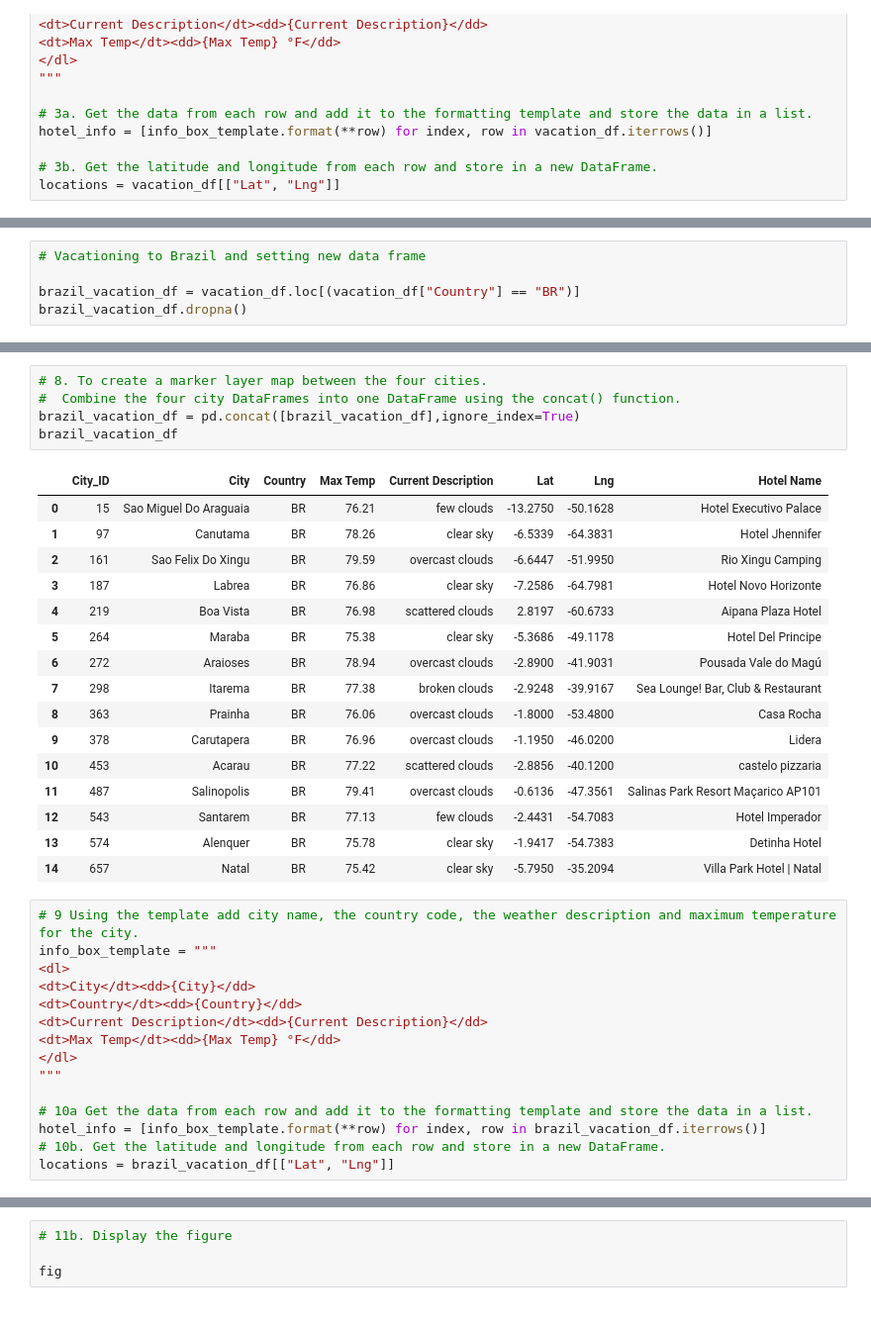
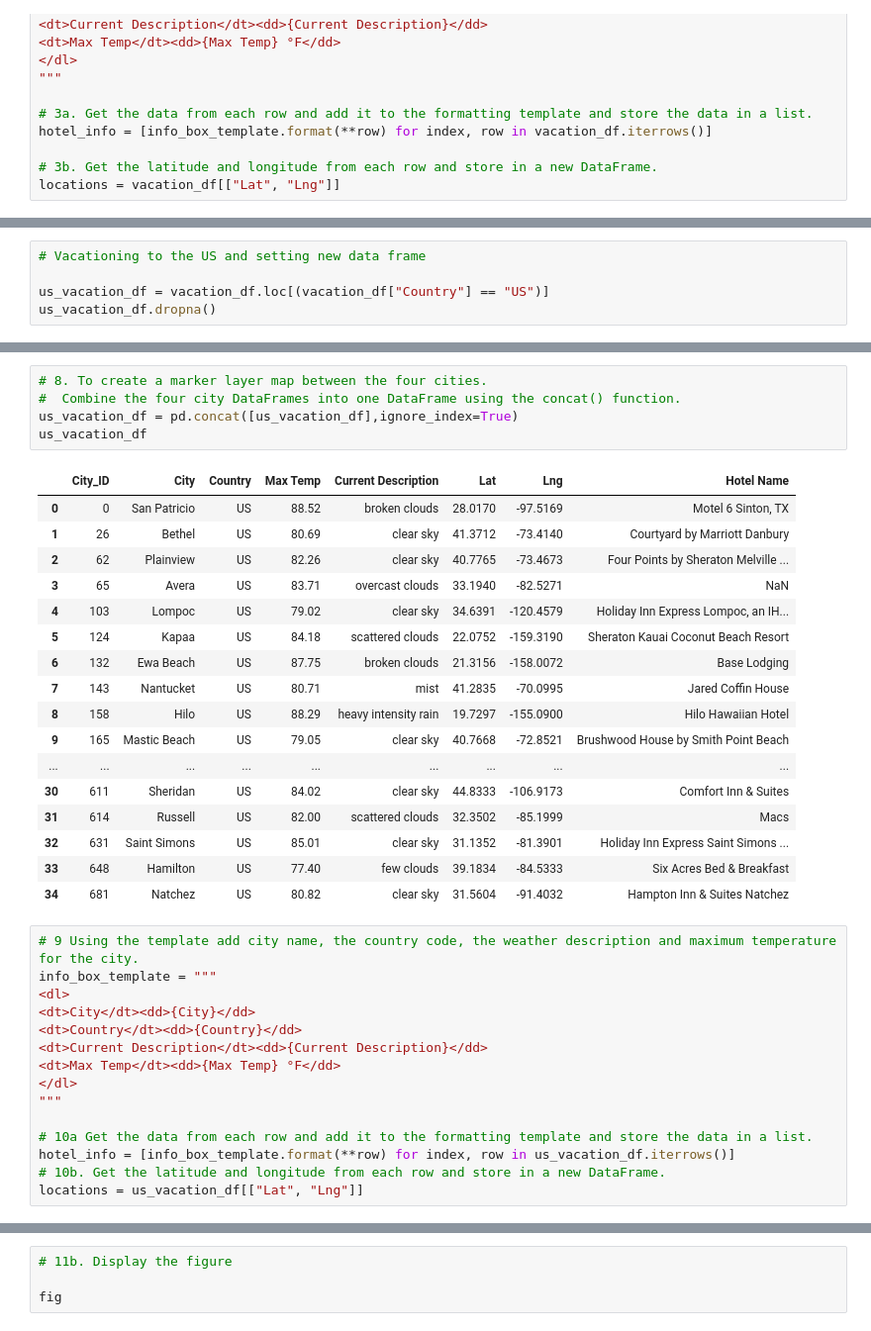
Before and after one commit to ChristinaMarvel1/World_Weather_Analysis, a Jupyter notebook: Vacation_Itinerary.ipynb, the cells around one changed output, grey strips where cells are left out. Shown at 99% size. Saved outputs shown, nothing was run; the diff lists cells and outputs as text.

```diff
--- a/Vacation_Itinerary.ipynb
+++ b/Vacation_Itinerary.ipynb
@@ -53,9 +53,9 @@ fig
 # %% [output]
 [interactive output not drawn]
 # %%
-# Vacationing to Brazil and setting new data frame
+# Vacationing to the US and setting new data frame
 
-brazil_vacation_df = vacation_df.loc[(vacation_df["Country"] == "BR")]
-brazil_vacation_df.dropna()
+us_vacation_df = vacation_df.loc[(vacation_df["Country"] == "US")]
+us_vacation_df.dropna()
 # %% [output]
 |  | City_ID | City | Country | Max Temp | Current Description | Lat | Lng | Hotel Name |
@@ -183,25 +187,26 @@ fig
 # %%
 # 8. To create a marker layer map between the four cities.
 #  Combine the four city DataFrames into one DataFrame using the concat() function.
-brazil_vacation_df = pd.concat([brazil_vacation_df],ignore_index=True)
-brazil_vacation_df
+us_vacation_df = pd.concat([us_vacation_df],ignore_index=True)
+us_vacation_df
 # %% [output]
 |  | City_ID | City | Country | Max Temp | Current Description | Lat | Lng | Hotel Name |
-| 0 | 15 | Sao Miguel Do Araguaia | BR | 76.21 | few clouds | -13.2750 | -50.1628 | Hotel Executivo Palace |
-| 1 | 97 | Canutama | BR | 78.26 | clear sky | -6.5339 | -64.3831 | Hotel Jhennifer |
-| 2 | 161 | Sao Felix Do Xingu | BR | 79.59 | overcast clouds | -6.6447 | -51.9950 | Rio Xingu Camping |
-| 3 | 187 | Labrea | BR | 76.86 | clear sky | -7.2586 | -64.7981 | Hotel Novo Horizonte |
-| 4 | 219 | Boa Vista | BR | 76.98 | scattered clouds | 2.8197 | -60.6733 | Aipana Plaza Hotel |
-| 5 | 264 | Maraba | BR | 75.38 | clear sky | -5.3686 | -49.1178 | Hotel Del Principe |
-| 6 | 272 | Araioses | BR | 78.94 | overcast clouds | -2.8900 | -41.9031 | Pousada Vale do Magú |
-| 7 | 298 | Itarema | BR | 77.38 | broken clouds | -2.9248 | -39.9167 | Sea Lounge! Bar, Club & Restaurant |
-| 8 | 363 | Prainha | BR | 76.06 | overcast clouds | -1.8000 | -53.4800 | Casa Rocha |
-| 9 | 378 | Carutapera | BR | 76.96 | overcast clouds | -1.1950 | -46.0200 | Lidera |
-| 10 | 453 | Acarau | BR | 77.22 | scattered clouds | -2.8856 | -40.1200 | castelo pizzaria |
-| 11 | 487 | Salinopolis | BR | 79.41 | overcast clouds | -0.6136 | -47.3561 | Salinas Park Resort Maçarico AP101 |
-| 12 | 543 | Santarem | BR | 77.13 | few clouds | -2.4431 | -54.7083 | Hotel Imperador |
-| 13 | 574 | Alenquer | BR | 75.78 | clear sky | -1.9417 | -54.7383 | Detinha Hotel |
-| 14 | 657 | Natal | BR | 75.42 | clear sky | -5.7950 | -35.2094 | Villa Park Hotel | Natal |
+| 0 | 0 | San Patricio | US | 88.52 | broken clouds | 28.0170 | -97.5169 | Motel 6 Sinton, TX |
+| 1 | 26 | Bethel | US | 80.69 | clear sky | 41.3712 | -73.4140 | Courtyard by Marriott Danbury |
+| 2 | 62 | Plainview | US | 82.26 | clear sky | 40.7765 | -73.4673 | Four Points by Sheraton Melville ... |
+| 3 | 65 | Avera | US | 83.71 | overcast clouds | 33.1940 | -82.5271 | NaN |
+| 4 | 103 | Lompoc | US | 79.02 | clear sky | 34.6391 | -120.4579 | Holiday Inn Express Lompoc, an IH... |
+| 5 | 124 | Kapaa | US | 84.18 | scattered clouds | 22.0752 | -159.3190 | Sheraton Kauai Coconut Beach Resort |
+| 6 | 132 | Ewa Beach | US | 87.75 | broken clouds | 21.3156 | -158.0072 | Base Lodging |
+| 7 | 143 | Nantucket | US | 80.71 | mist | 41.2835 | -70.0995 | Jared Coffin House |
+| 8 | 158 | Hilo | US | 88.29 | heavy intensity rain | 19.7297 | -155.0900 | Hilo Hawaiian Hotel |
+| 9 | 165 | Mastic Beach | US | 79.05 | clear sky | 40.7668 | -72.8521 | Brushwood House by Smith Point Beach |
+| ... | ... | ... | ... | ... | ... | ... | ... | ... |
+| 30 | 611 | Sheridan | US | 84.02 | clear sky | 44.8333 | -106.9173 | Comfort Inn & Suites |
+| 31 | 614 | Russell | US | 82.00 | scattered clouds | 32.3502 | -85.1999 | Macs |
+| 32 | 631 | Saint Simons | US | 85.01 | clear sky | 31.1352 | -81.3901 | Holiday Inn Express Saint Simons ... |
+| 33 | 648 | Hamilton | US | 77.40 | few clouds | 39.1834 | -84.5333 | Six Acres Bed & Breakfast |
+| 34 | 681 | Natchez | US | 80.82 | clear sky | 31.5604 | -91.4032 | Hampton Inn & Suites Natchez |
 # %%
 # 9 Using the template add city name, the country code, the weather description and maximum temperature for the city.
 info_box_template = """
@@ -214,9 +219,9 @@ info_box_template = """
 """
 
 # 10a Get the data from each row and add it to the formatting template and store the data in a list.
-hotel_info = [info_box_template.format(**row) for index, row in brazil_vacation_df.iterrows()]
+hotel_info = [info_box_template.format(**row) for index, row in us_vacation_df.iterrows()]
 # 10b. Get the latitude and longitude from each row and store in a new DataFrame.
-locations = brazil_vacation_df[["Lat", "Lng"]]
+locations = us_vacation_df[["Lat", "Lng"]]
 # %%
 # 11a. Add a marker layer for each city to the map.
 
```
Also changed, not shown: parts of 10 cells of this notebook, 8 other files.
